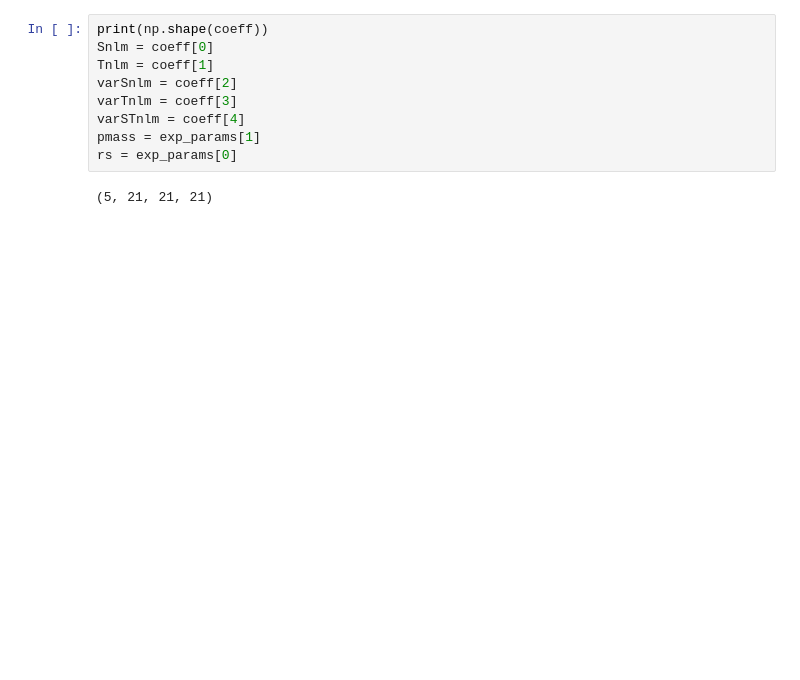
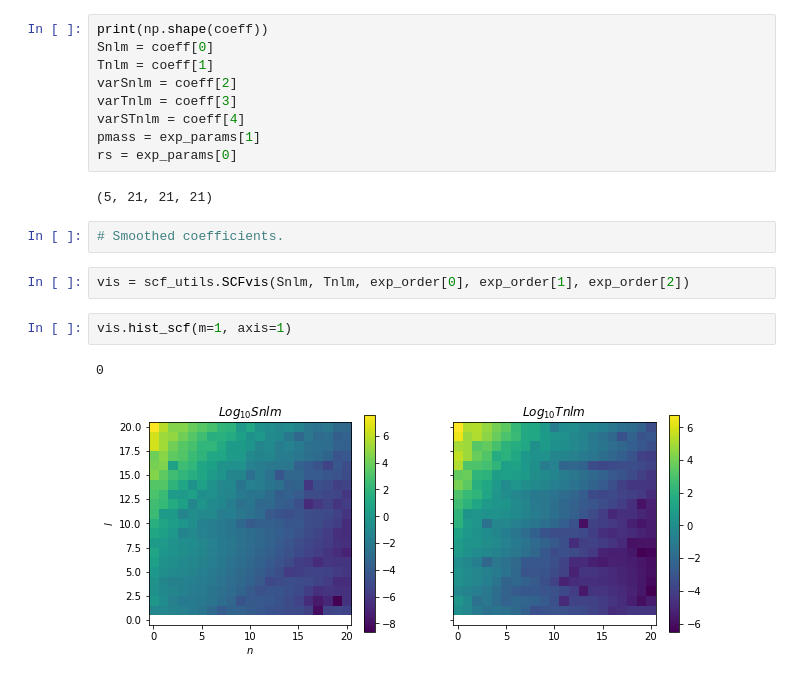
Before and after one commit to jngaravitoc/time-dependent-BFE, a Jupyter notebook: scripts/scf_coefficients/scf_coefficients_tests.ipynb, the cells around one changed output. Saved outputs shown, nothing was run; the diff lists cells and outputs as text; blank space fills up the shorter version.

```diff
--- a/scripts/scf_coefficients/scf_coefficients_tests.ipynb
+++ b/scripts/scf_coefficients/scf_coefficients_tests.ipynb
@@ -24,3 +24,12 @@ pmass = exp_params[1]
 rs = exp_params[0]
 # %% [output]
 (5, 21, 21, 21)
+# %%
+# Smoothed coefficients.
+# %%
+vis = scf_utils.SCFvis(Snlm, Tnlm, exp_order[0], exp_order[1], exp_order[2])
+# %%
+vis.hist_scf(m=1, axis=1)
+# %% [output]
+0
+[figure, added]
```
Also changed, not shown: parts of 15 cells of this notebook, 1 other file.
